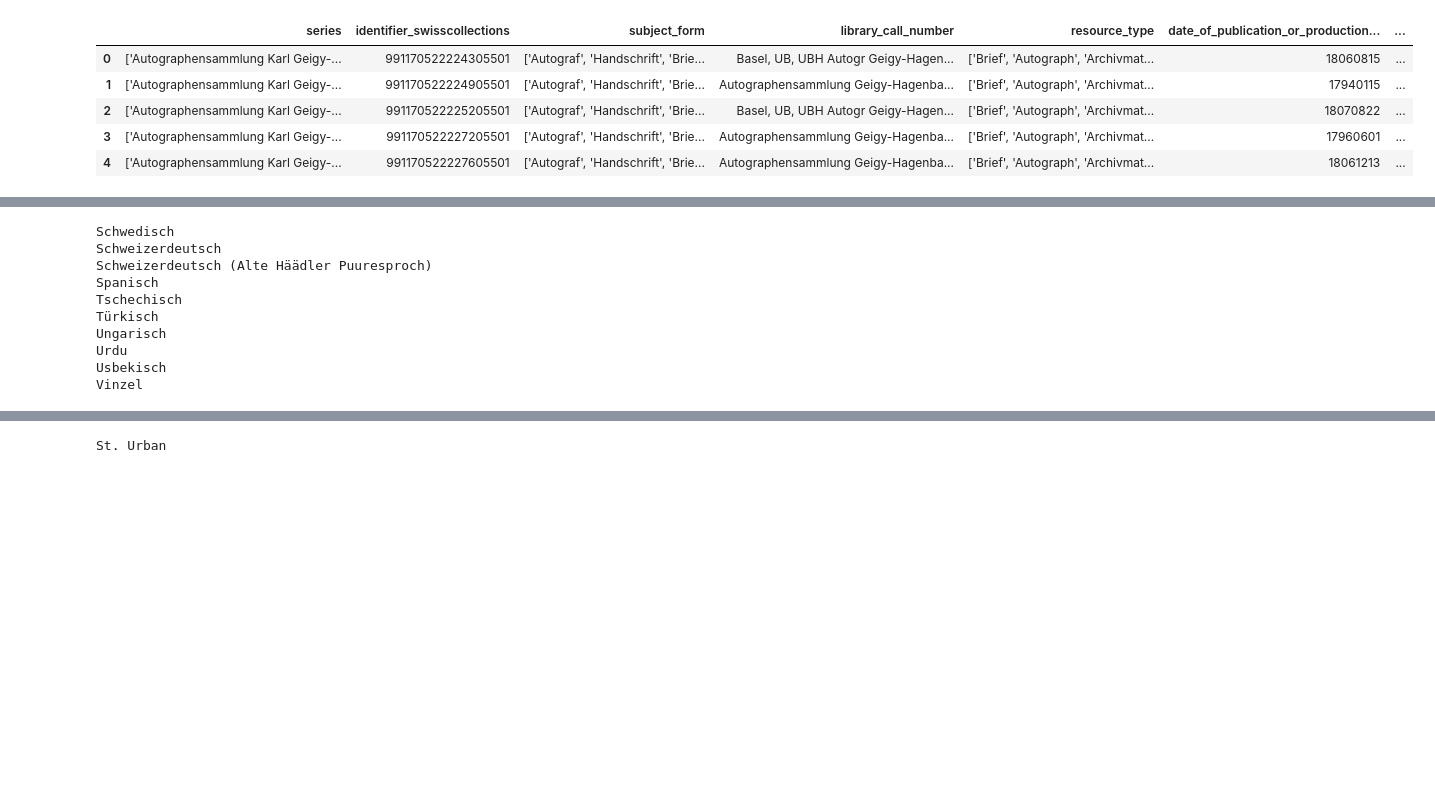
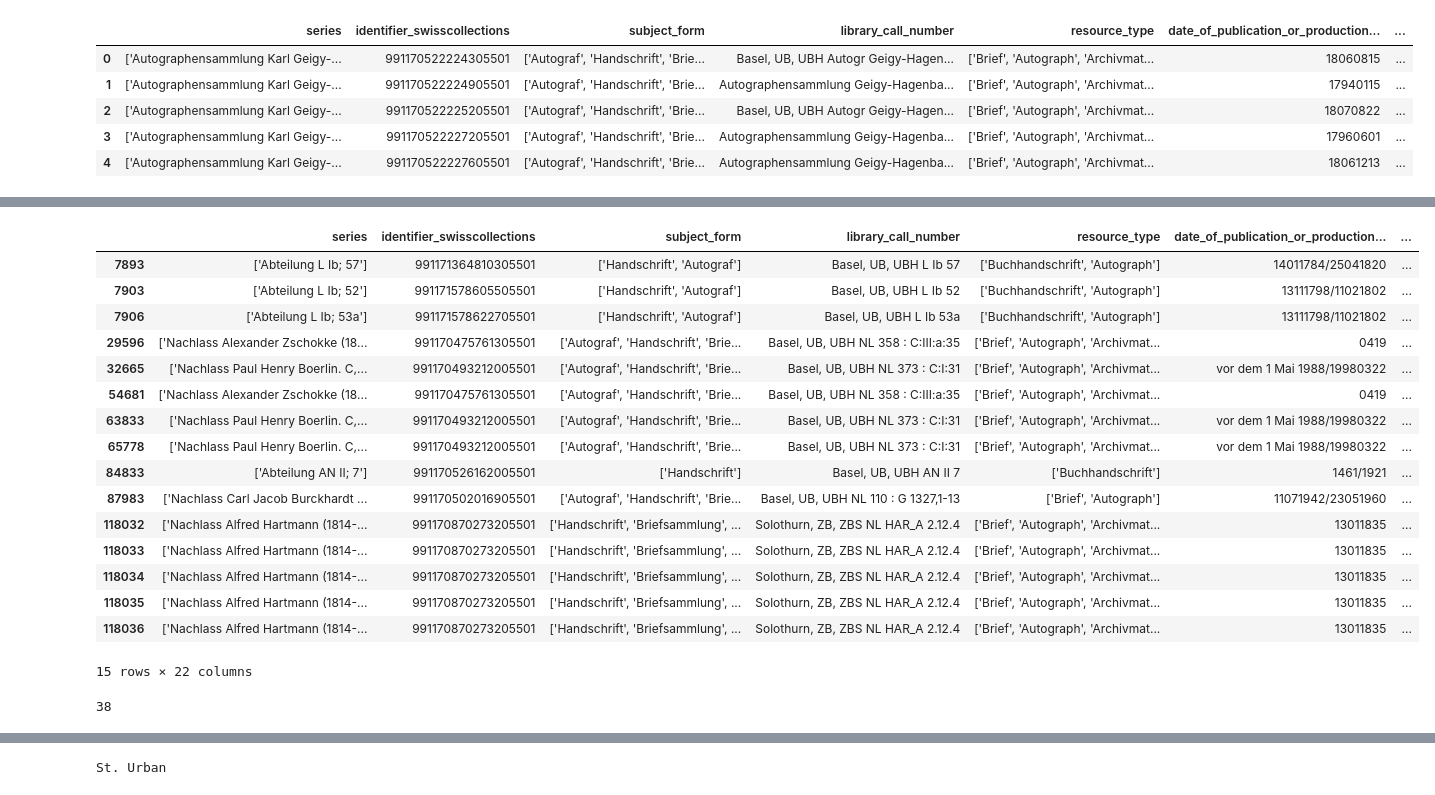
Before and after one commit to YasAsgari/IVDA, a Jupyter notebook: Exploratory Analysis/Exploratory_analysis.ipynb, the cells around one changed output, grey strips where cells are left out. Saved outputs shown, nothing was run; the diff lists cells and outputs as text; code cells hidden in the pictures; blank space fills up the shorter version.

```diff
--- a/Exploratory Analysis/Exploratory_analysis.ipynb
+++ b/Exploratory Analysis/Exploratory_analysis.ipynb
@@ -25,12 +25,3 @@ df.head()
 | 2 | ['Autographensammlung Karl Geigy-... | 991170522225205501 | ['Autograf', 'Handschrift', 'Brie... | Basel, UB, UBH Autogr Geigy-Hagen... | ['Brief', 'Autograph', 'Archivmat... | 18070822 | ... |
 | 3 | ['Autographensammlung Karl Geigy-... | 991170522227205501 | ['Autograf', 'Handschrift', 'Brie... | Autographensammlung Geigy-Hagenba... | ['Brief', 'Autograph', 'Archivmat... | 17960601 | ... |
 | 4 | ['Autographensammlung Karl Geigy-... | 991170522227605501 | ['Autograf', 'Handschrift', 'Brie... | Autographensammlung Geigy-Hagenba... | ['Brief', 'Autograph', 'Archivmat... | 18061213 | ... |
-# %%
-df.found_data=pd.to_datetime(df.date_of_publication_or_production_standardised, errors='coerce')
-# %%
-def find_date_of_publication(x):
-    try:
-        return int(x[:4])
-    except:
-        print(x)
-        return None
@@ -51,0 +28,14 @@ Name: date_of_publication_or_production_standardised, Length: 119333, dtype: obj
+# %%
+
+def find_date_of_publication(x):
+    try:
+        result = ''.join(char for char in x if char.isdigit() or char=='/')
+        if '/' in result:
+            result=result.split('/')[0]
+            print(result)
+        if len(result)==4:
+            return int(result)
+        return pd.to_datetime(result).year
+    except:
+        print(x)
+        return None
@@ -64,5 +71,23 @@ ca 1917/1918
 # %%
-df=df.dropna(subset=['found_date'])
+df[df['found_date']<1500]
+# %% [output]
+|  | series | identifier_swisscollections | subject_form | library_call_number | resource_type | date_of_publication_or_production... | ... |
+| 7893 | ['Abteilung L Ib; 57'] | 991171364810305501 | ['Handschrift', 'Autograf'] | Basel, UB, UBH L Ib 57 | ['Buchhandschrift', 'Autograph'] | 14011784/25041820 | ... |
+| 7903 | ['Abteilung L Ib; 52'] | 991171578605505501 | ['Handschrift', 'Autograf'] | Basel, UB, UBH L Ib 52 | ['Buchhandschrift', 'Autograph'] | 13111798/11021802 | ... |
+| 7906 | ['Abteilung L Ib; 53a'] | 991171578622705501 | ['Handschrift', 'Autograf'] | Basel, UB, UBH L Ib 53a | ['Buchhandschrift', 'Autograph'] | 13111798/11021802 | ... |
+| 29596 | ['Nachlass Alexander Zschokke (18... | 991170475761305501 | ['Autograf', 'Handschrift', 'Brie... | Basel, UB, UBH NL 358 : C:III:a:35 | ['Brief', 'Autograph', 'Archivmat... | 0419 | ... |
+| 32665 | ['Nachlass Paul Henry Boerlin. C,... | 991170493212005501 | ['Autograf', 'Handschrift', 'Brie... | Basel, UB, UBH NL 373 : C:I:31 | ['Brief', 'Autograph', 'Archivmat... | vor dem 1 Mai 1988/19980322 | ... |
+| 54681 | ['Nachlass Alexander Zschokke (18... | 991170475761305501 | ['Autograf', 'Handschrift', 'Brie... | Basel, UB, UBH NL 358 : C:III:a:35 | ['Brief', 'Autograph', 'Archivmat... | 0419 | ... |
+| 63833 | ['Nachlass Paul Henry Boerlin. C,... | 991170493212005501 | ['Autograf', 'Handschrift', 'Brie... | Basel, UB, UBH NL 373 : C:I:31 | ['Brief', 'Autograph', 'Archivmat... | vor dem 1 Mai 1988/19980322 | ... |
+| 65778 | ['Nachlass Paul Henry Boerlin. C,... | 991170493212005501 | ['Autograf', 'Handschrift', 'Brie... | Basel, UB, UBH NL 373 : C:I:31 | ['Brief', 'Autograph', 'Archivmat... | vor dem 1 Mai 1988/19980322 | ... |
+| 84833 | ['Abteilung AN II; 7'] | 991170526162005501 | ['Handschrift'] | Basel, UB, UBH AN II 7 | ['Buchhandschrift'] | 1461/1921 | ... |
+| 87983 | ['Nachlass Carl Jacob Burckhardt ... | 991170502016905501 | ['Autograf', 'Handschrift', 'Brie... | Basel, UB, UBH NL 110 : G 1327,1-13 | ['Brief', 'Autograph'] | 11071942/23051960 | ... |
+| 118032 | ['Nachlass Alfred Hartmann (1814-... | 991170870273205501 | ['Handschrift', 'Briefsammlung', ... | Solothurn, ZB, ZBS NL HAR_A 2.12.4 | ['Brief', 'Autograph', 'Archivmat... | 13011835 | ... |
+| 118033 | ['Nachlass Alfred Hartmann (1814-... | 991170870273205501 | ['Handschrift', 'Briefsammlung', ... | Solothurn, ZB, ZBS NL HAR_A 2.12.4 | ['Brief', 'Autograph', 'Archivmat... | 13011835 | ... |
+| 118034 | ['Nachlass Alfred Hartmann (1814-... | 991170870273205501 | ['Handschrift', 'Briefsammlung', ... | Solothurn, ZB, ZBS NL HAR_A 2.12.4 | ['Brief', 'Autograph', 'Archivmat... | 13011835 | ... |
+| 118035 | ['Nachlass Alfred Hartmann (1814-... | 991170870273205501 | ['Handschrift', 'Briefsammlung', ... | Solothurn, ZB, ZBS NL HAR_A 2.12.4 | ['Brief', 'Autograph', 'Archivmat... | 13011835 | ... |
+| 118036 | ['Nachlass Alfred Hartmann (1814-... | 991170870273205501 | ['Handschrift', 'Briefsammlung', ... | Solothurn, ZB, ZBS NL HAR_A 2.12.4 | ['Brief', 'Autograph', 'Archivmat... | 13011835 | ... |
+15 rows × 22 columns
 # %%
 df['language'] = df['language'].str.replace("[\[\]']", '', regex=True)  # Remove brackets and quotes
 df['language'] = df['language'].str.split(',\s*')  # Split by commas with optional whitespace
@@ -105,23 +134,11 @@ df.corrected_lang=df.language.apply(split_on_und)
 # %%
 
 # Step 2: Flatten the list of lists and find unique values
-unique_languages = set([lang.strip() for sublist in df.corrected_lang for lang in sublist])
+unique_languages = set([lang for sublist in df['corrected_lang'] for lang in sublist])
 
-# Display the result as a sorted list
-unique_languages = sorted(unique_languages)
-for  x in unique_languages[40:]:
-    print(x)
+len(unique_languages)
 # %% [output]
-Schwedisch
-Schweizerdeutsch
-Schweizerdeutsch (Alte Häädler Puuresproch)
-Spanisch
-Tschechisch
-Türkisch
-Ungarisch
-Urdu
-Usbekisch
-Vinzel
+38
 # %%
 df['corrected_subject_form'] = df['subject_form'].str.replace("[\[\]']", '', regex=True)  # Remove brackets and quotes
 df['corrected_subject_form'] = df['corrected_subject_form'].str.split(',\s*')  # Split by commas with optional whitespace
```
Also changed, not shown: parts of 14 cells of this notebook.
